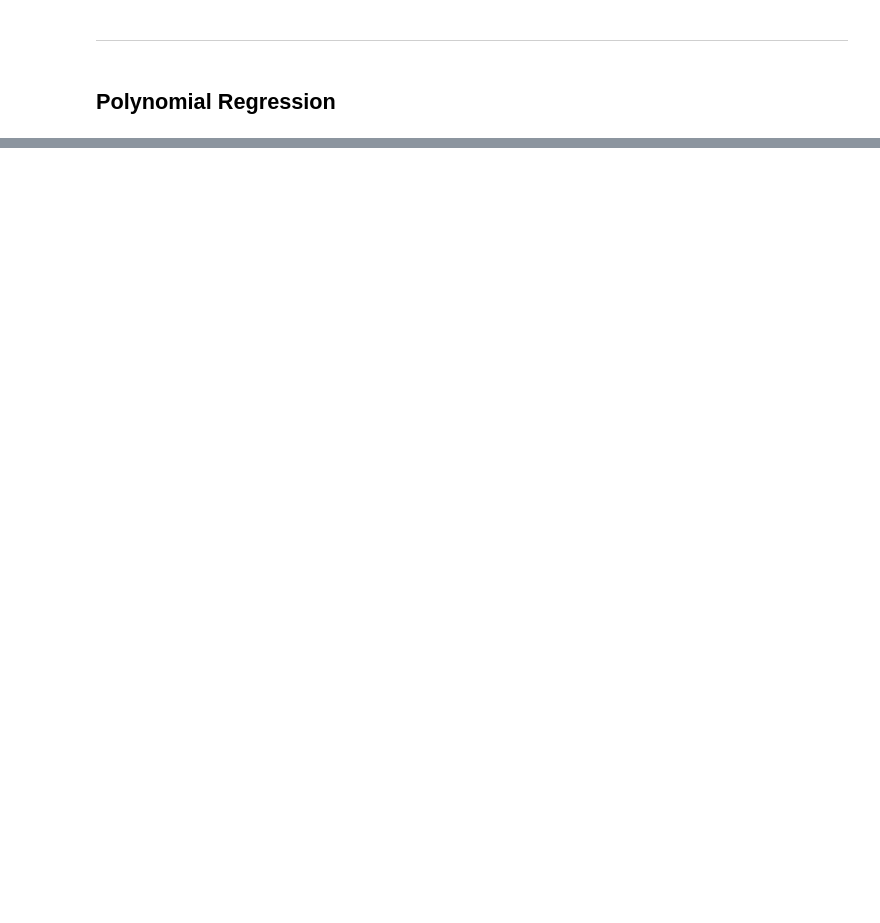
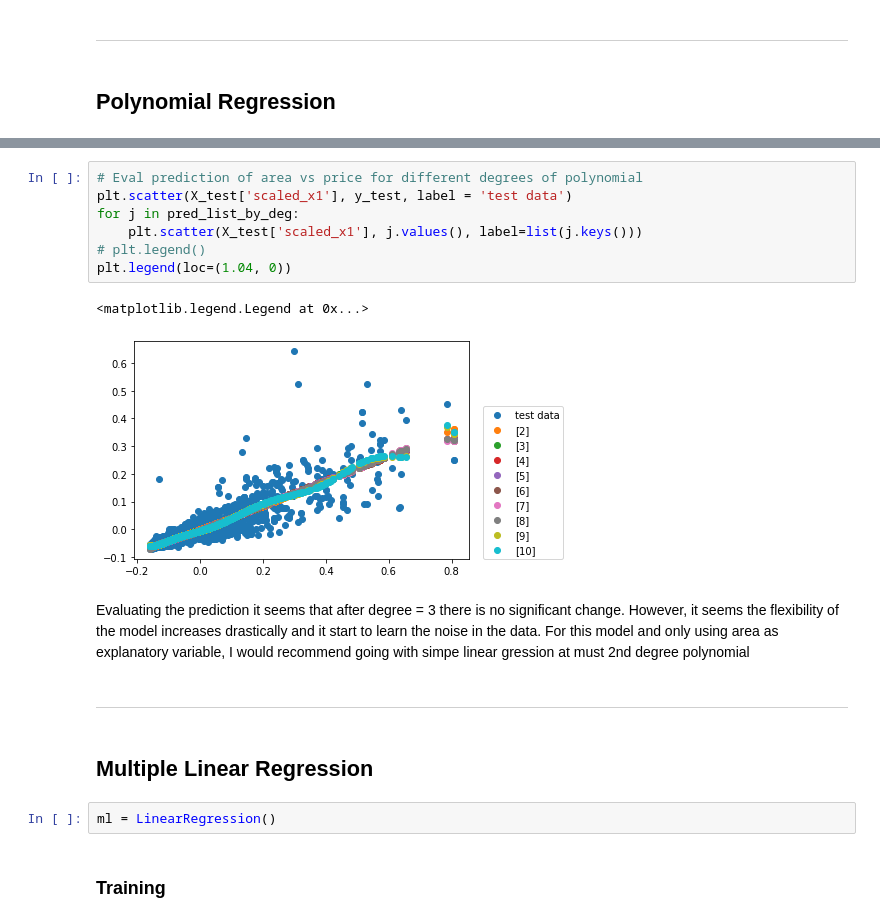
Before and after one commit to agustingu/Panama_House_Pricing, a Jupyter notebook: Regression.ipynb, the cells around one changed output, grey strips where cells are left out. Saved outputs shown, nothing was run; the diff lists cells and outputs as text; blank space fills up the shorter version.

```diff
--- a/Regression.ipynb
+++ b/Regression.ipynb
@@ -144,0 +194,20 @@ get_optim_poly_degree(40, X_train, y_train, X_test, y_test, X_cross, y_cross)
+# %%
+# Eval prediction of area vs price for different degrees of polynomial
+plt.scatter(X_test['scaled_x1'], y_test, label = 'test data')
+for j in pred_list_by_deg:
+    plt.scatter(X_test['scaled_x1'], j.values(), label=list(j.keys()))
+# plt.legend()
+plt.legend(loc=(1.04, 0))
+# %% [output]
+<matplotlib.legend.Legend at 0x...>
+[figure, added]
+# %% [markdown]
+Evaluating the prediction it seems that after degree = 3 there is no significant change. However, it seems the flexibility of the model increases drastically and it start to learn the noise in the data. For this model and only using area as explanatory variable, I would recommend going with simpe linear gression at must 2nd degree polynomial
+# %% [markdown]
+____
+# %% [markdown]
+## Multiple Linear Regression
+# %%
+ml = LinearRegression()
+# %% [markdown]
+### Training
```
Also changed, not shown: parts of 18 cells of this notebook.
